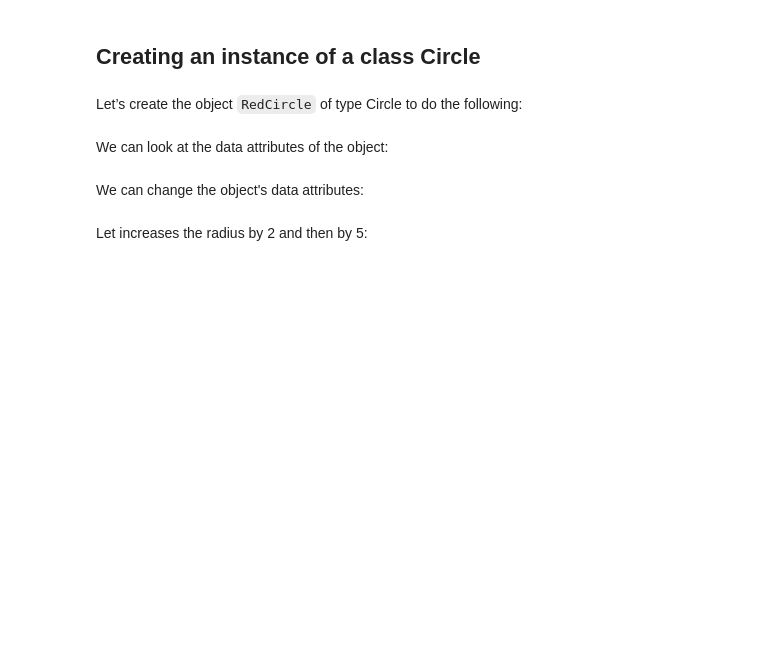
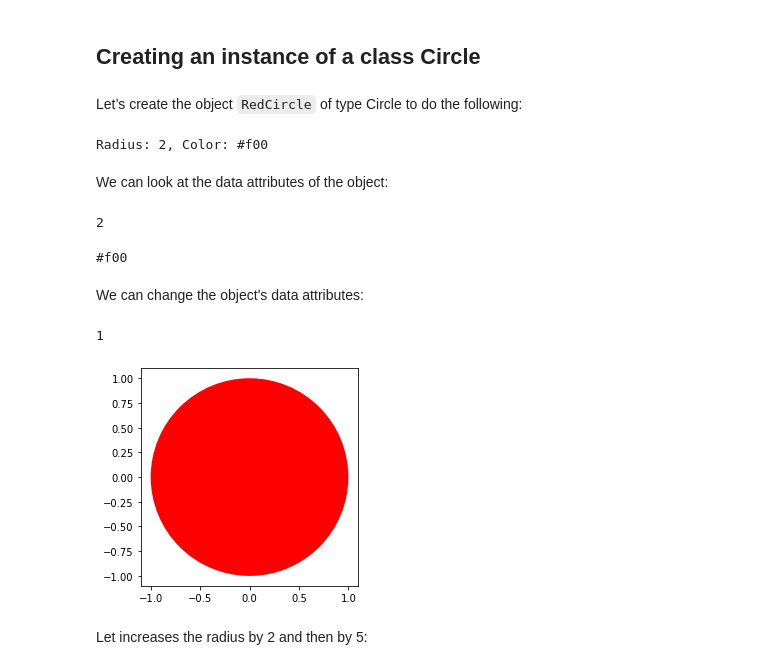
Before and after one commit to cnrooofx/CS2513, a Jupyter notebook: lab2/Lab_W03-Classes.ipynb, the cells around one changed output. Drawn from its saved outputs; the diff is of its cells as text; code cells hidden in the pictures; blank space fills up the shorter version.

```diff
--- a/lab2/Lab_W03-Classes.ipynb
+++ b/lab2/Lab_W03-Classes.ipynb
@@ -88,3 +78,38 @@ The actual object is shown below. We include the method <code>drawCircle</code>
+# %%
+# Create a class Circle
+class Circle:
+
+    def __init__(self, color, radius):
+        self._color = color
+        self._radius = radius
+
+    def add_radius(self, r):
+        self._radius += r
+
+    @property
+    def radius(self):
+        return self._radius
+
+    @radius.setter
+    def radius(self, radius):
+        self._radius = radius
+
+    @property
+    def color(self):
+        return self._color
+
+    @color.setter
+    def color(self, color):
+        self._color = color
+
+    def __str__(self):
+        return "Radius: {}, Color: {}".format(self._radius, self._color)
+
+    # Method
+    def drawCircle(self):
+        plt.gca().add_patch(plt.Circle((0, 0), radius=self._radius, fc=self._color))
+        plt.axis('scaled')
+        plt.show()
 # %% [markdown]
 <hr>
 # %% [markdown]
@@ -93,6 +118,11 @@ The actual object is shown below. We include the method <code>drawCircle</code>
 Let’s create the object <code>RedCircle</code> of type Circle to do the following:
 # %%
 # Create an object RedCircle
+
+RedCircle = Circle('#f00', 2)
+print(RedCircle)
+# %% [output]
+Radius: 2, Color: #f00
 # %%
 # Find out the methods can be used on the object RedCircle
 #(we will solve this in class, don't worry if you can't solve it now)
@@ -100,14 +130,31 @@ Let’s create the object <code>RedCircle</code> of type Circle to do the follow
 We can look at the data attributes of the object:
 # %%
 # Print the object attribute radius
+
+print(RedCircle.radius)
+# %% [output]
+2
 # %%
 # Print the object attribute color
+
+print(RedCircle.color)
+# %% [output]
+#f00
 # %% [markdown]
  We can change the object's data attributes:
 # %%
 # Set the object attribute radius to 1
+
+RedCircle.radius = 1
+RedCircle.radius
+# %% [output]
+1
 # %%
 # Call the method drawCircle
+
+RedCircle.drawCircle()
+# %% [output]
+[figure, added]
 # %% [markdown]
 Let increases the radius by 2 and then by 5:
 # %%
```
Also changed, not shown: parts of 18 cells of this notebook.
